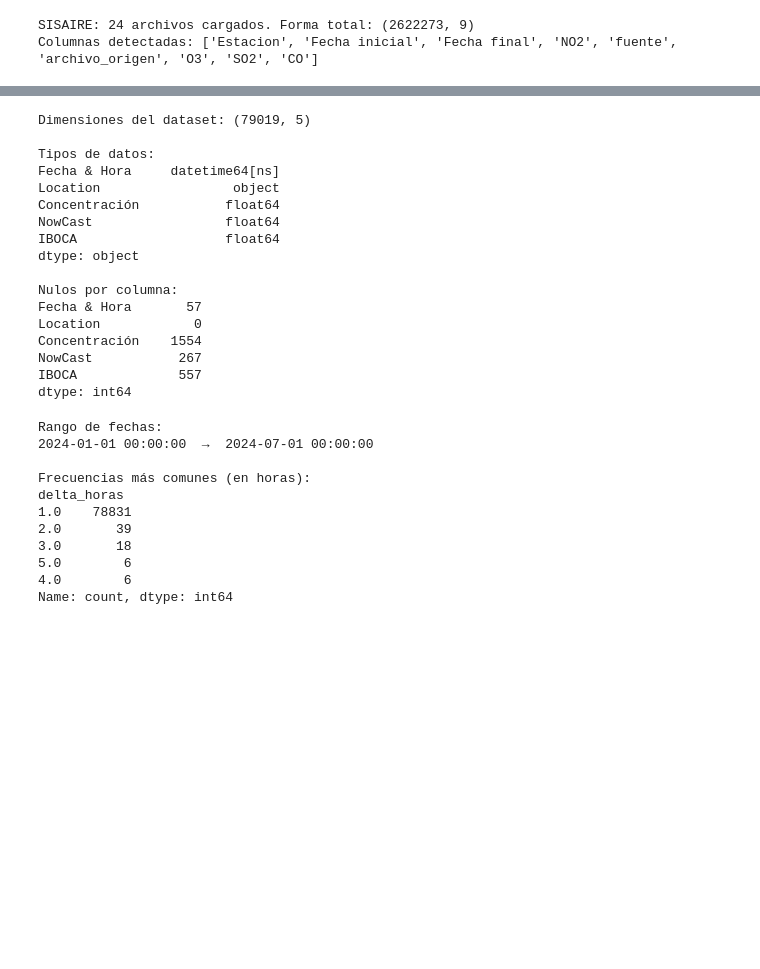
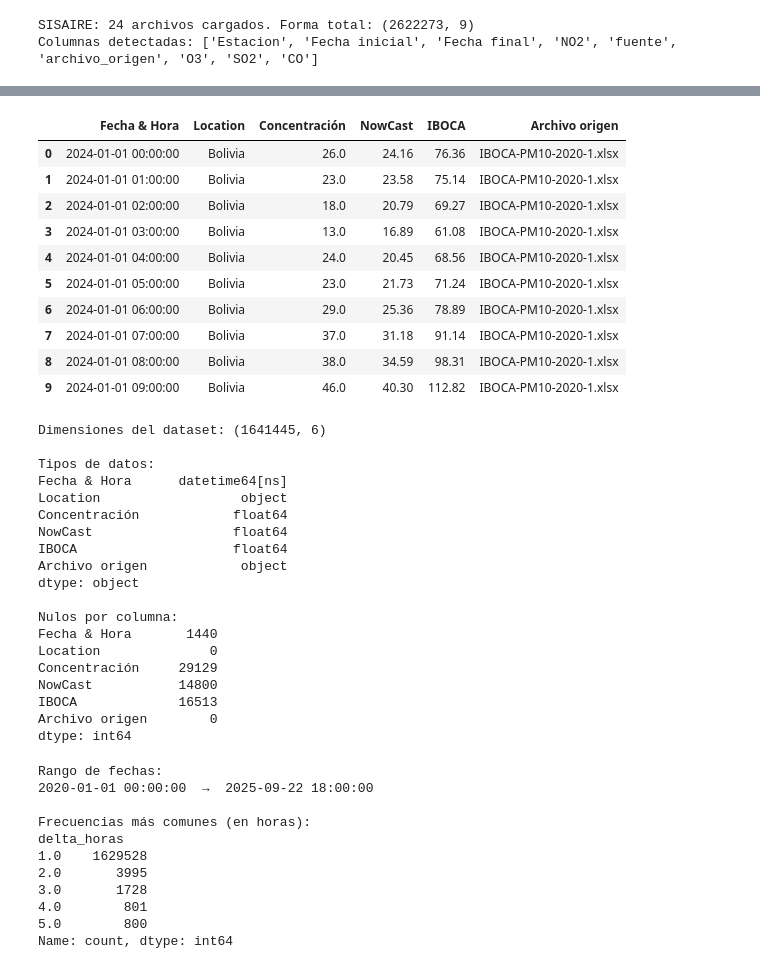
Before and after one commit to julianaduranl/P2_BI_Grupo9, a Jupyter notebook: notebook.ipynb, the cells around one changed output, grey strips where cells are left out. Saved outputs shown, nothing was run; the diff lists cells and outputs as text; code cells hidden in the pictures; blank space fills up the shorter version.

```diff
--- a/notebook.ipynb
+++ b/notebook.ipynb
@@ -114,45 +138,61 @@ df_final.head(3)
+# %%
+df_iboca_total.head(10)
+# %% [output]
+|  | Fecha & Hora | Location | Concentración | NowCast | IBOCA | Archivo origen |
+| 0 | 2024-01-01 00:00:00 | Bolivia | 26.0 | 24.16 | 76.36 | IBOCA-PM10-2020-1.xlsx |
+| 1 | 2024-01-01 01:00:00 | Bolivia | 23.0 | 23.58 | 75.14 | IBOCA-PM10-2020-1.xlsx |
+| 2 | 2024-01-01 02:00:00 | Bolivia | 18.0 | 20.79 | 69.27 | IBOCA-PM10-2020-1.xlsx |
+| 3 | 2024-01-01 03:00:00 | Bolivia | 13.0 | 16.89 | 61.08 | IBOCA-PM10-2020-1.xlsx |
+| 4 | 2024-01-01 04:00:00 | Bolivia | 24.0 | 20.45 | 68.56 | IBOCA-PM10-2020-1.xlsx |
+| 5 | 2024-01-01 05:00:00 | Bolivia | 23.0 | 21.73 | 71.24 | IBOCA-PM10-2020-1.xlsx |
+| 6 | 2024-01-01 06:00:00 | Bolivia | 29.0 | 25.36 | 78.89 | IBOCA-PM10-2020-1.xlsx |
+| 7 | 2024-01-01 07:00:00 | Bolivia | 37.0 | 31.18 | 91.14 | IBOCA-PM10-2020-1.xlsx |
+| 8 | 2024-01-01 08:00:00 | Bolivia | 38.0 | 34.59 | 98.31 | IBOCA-PM10-2020-1.xlsx |
+| 9 | 2024-01-01 09:00:00 | Bolivia | 46.0 | 40.30 | 112.82 | IBOCA-PM10-2020-1.xlsx |
 # %%
-print("Dimensiones del dataset:", df_final.shape)
+print("Dimensiones del dataset:", df_iboca_total.shape)
 print("\nTipos de datos:")
-print(df_final.dtypes)
+print(df_iboca_total.dtypes)
 print("\nNulos por columna:")
-print(df_final.isna().sum())
+print(df_iboca_total.isna().sum())
 # %% [output]
-Dimensiones del dataset: (79019, 5)
+Dimensiones del dataset: (1641445, 6)
 
 Tipos de datos:
-Fecha & Hora     datetime64[ns]
-Location                 object
-Concentración           float64
-NowCast                 float64
-IBOCA                   float64
+Fecha & Hora      datetime64[ns]
+Location                  object
+Concentración            float64
+NowCast                  float64
+IBOCA                    float64
+Archivo origen            object
 dtype: object
 
 Nulos por columna:
-Fecha & Hora       57
-Location            0
-Concentración    1554
-NowCast           267
-IBOCA             557
+Fecha & Hora       1440
+Location              0
+Concentración     29129
+NowCast           14800
+IBOCA             16513
+Archivo origen        0
 dtype: int64
 # %%
 print("\nRango de fechas:")
-print(df_final["Fecha & Hora"].min(), " → ", df_final["Fecha & Hora"].max())
+print(df_iboca_total["Fecha & Hora"].min(), " → ", df_iboca_total["Fecha & Hora"].max())
 
 # Frecuencia aproximada
-df_final["delta_horas"] = df_final["Fecha & Hora"].diff().dt.total_seconds() / 3600
+df_iboca_total["delta_horas"] = df_iboca_total["Fecha & Hora"].diff().dt.total_seconds() / 3600
 print("\nFrecuencias más comunes (en horas):")
-print(df_final["delta_horas"].value_counts().head())
+print(df_iboca_total["delta_horas"].value_counts().head())
 # %% [output]
 Rango de fechas:
-2024-01-01 00:00:00  →  2024-07-01 00:00:00
+2020-01-01 00:00:00  →  2025-09-22 18:00:00
 
 Frecuencias más comunes (en horas):
 delta_horas
-1.0    78831
-2.0       39
-3.0       18
-5.0        6
-4.0        6
+1.0    1629528
+2.0       3995
+3.0       1728
+4.0        801
+5.0        800
 Name: count, dtype: int64
 # %%
```
Also changed, not shown: parts of 11 cells of this notebook, 1 other file.
